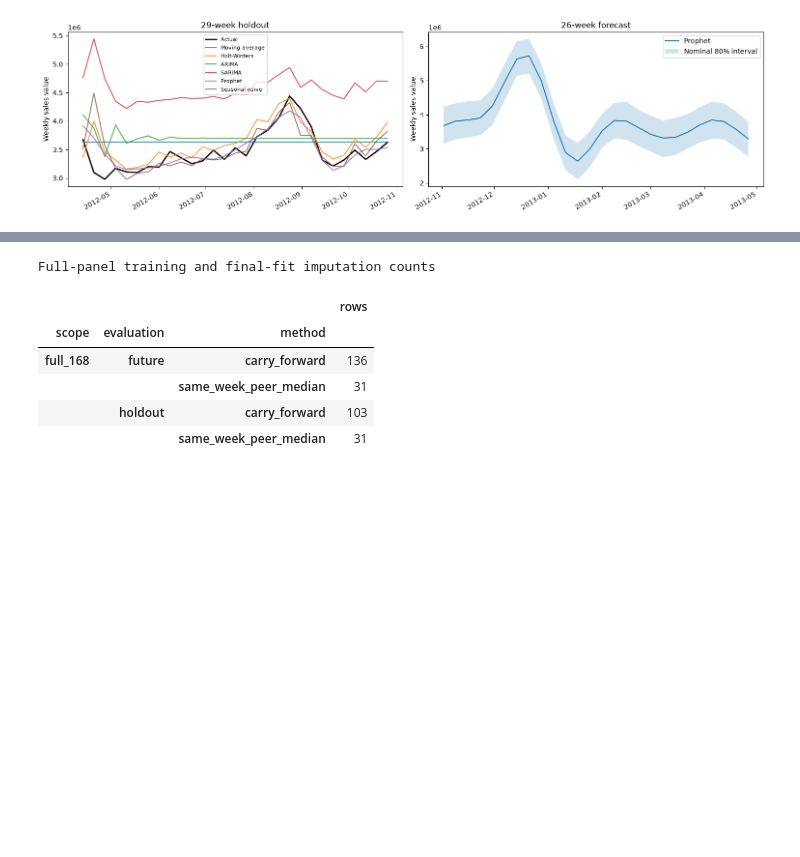
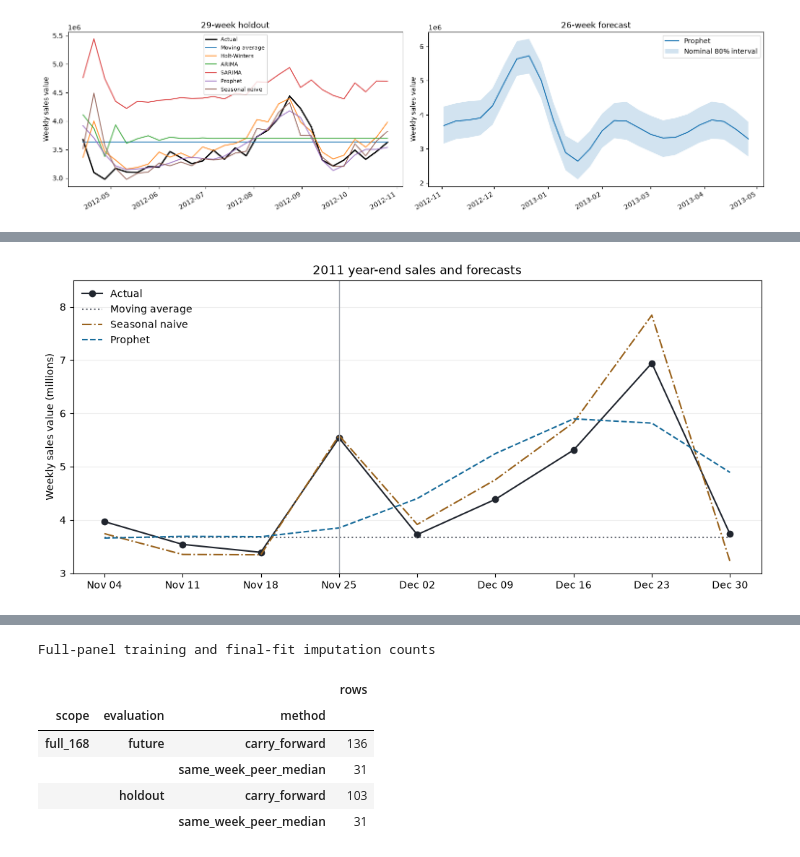
Before and after one commit to Y-ash-Y/Analyzing-Business-Performance, a Jupyter notebook: Demand_forecasting.ipynb, the cells around one changed output, grey strips where cells are left out. Saved outputs shown, nothing was run; the diff lists cells and outputs as text; code cells hidden in the pictures; blank space fills up the shorter version.

Commit message:
Backtest the 2011 year-end sales peak

```diff
--- a/Demand_forecasting.ipynb
+++ b/Demand_forecasting.ipynb
@@ -368,6 +368,17 @@ def prophet_forecast(train: pd.Series, horizon: int, intervals: bool = False) ->
     return forecast
 
 
+def baseline_forecasts(train: pd.Series, horizon: int) -> dict[str, pd.Series]:
+    """Use the last 12 weeks for the mean and repeat the last 52 for seasonal naive."""
+    if len(train) < SEASON:
+        raise ValueError("Seasonal naive needs at least 52 training weeks")
+    dates = forecast_dates(train.index[-1], horizon)
+    return {
+        "Moving average": pd.Series(train.iloc[-12:].mean(), index=dates),
+        "Seasonal naive": pd.Series(np.resize(train.iloc[-SEASON:].to_numpy(), horizon), index=dates),
+    }
+
+
 def _converged_fit(name, fit):
     """Retry convergence on the same data and fail if no candidate converges."""
     for optimizer in ("lbfgs", "powell"):
@@ -384,7 +395,6 @@ def forecast_models(train: pd.Series, horizon: int) -> tuple[dict, dict]:
     """Fit all models on one training series and retain their native date labels."""
     if len(train) < 2 * SEASON:
         raise ValueError("The common model comparison needs at least 104 training weeks")
-    dates = forecast_dates(train.index[-1], horizon)
     scaled = train / SALES_SCALE
     smoothing = ExponentialSmoothing(
         scaled, trend="add", seasonal="add", seasonal_periods=SEASON,
@@ -405,14 +415,14 @@ def forecast_models(train: pd.Series, horizon: int) -> tuple[dict, dict]:
     sarima, sarima_optimizer = _converged_fit(
         "SARIMA", lambda method: sarima_model.fit(method=method, maxiter=300, disp=False, cov_type="none"),
     )
-    seasonal_values = np.resize(train.iloc[-SEASON:].to_numpy(), horizon)
+    baselines = baseline_forecasts(train, horizon)
     predictions = {
-        "Moving average": pd.Series(train.iloc[-12:].mean(), index=dates),
+        "Moving average": baselines["Moving average"],
         "Holt-Winters": smoothing.forecast(horizon) * SALES_SCALE,
         "ARIMA": arima.forecast(horizon) * SALES_SCALE,
         "SARIMA": np.expm1(sarima.get_forecast(horizon).predicted_mean),
         "Prophet": prophet_forecast(train, horizon)["yhat"],
-        "Seasonal naive": pd.Series(seasonal_values, index=dates),
+        "Seasonal naive": baselines["Seasonal naive"],
     }
     optimizers = {"Holt-Winters": "L-BFGS-B", "ARIMA": arima_optimizer, "SARIMA": sarima_optimizer}
     return predictions, optimizers
@@ -640,0 +711,21 @@ plt.show()
+# %%
+from matplotlib.dates import DateFormatter
+
+fig, ax = plt.subplots(figsize=(10, 4.6), layout="constrained")
+colors = {"Actual": "#20252E", "Prophet": "#176B9A",
+          "Seasonal naive": "#99621C", "Moving average": "#676B74"}
+styles = {"Actual": "-", "Prophet": "--", "Seasonal naive": "-.",
+          "Moving average": ":"}
+for label, sales in year_end_predictions.items():
+    ax.plot(sales.index, sales / SALES_SCALE, label=label, color=colors[label],
+            linestyle=styles[label], marker="o" if label == "Actual" else None)
+ax.axvline(thanksgiving, color="#A4A9B1", linewidth=1)
+ax.set(title="2011 year-end sales and forecasts", ylabel="Weekly sales value (millions)")
+ax.set_xticks(year_end_dates)
+ax.xaxis.set_major_formatter(DateFormatter("%b %d"))
+ax.set_ylim(top=8.5)
+ax.grid(axis="y", alpha=0.22)
+ax.legend(loc="upper left", frameon=False)
+plt.show()
+# %% [output]
+[figure, added]
```
Also changed, not shown: parts of 5 cells of this notebook, 1 other file.
